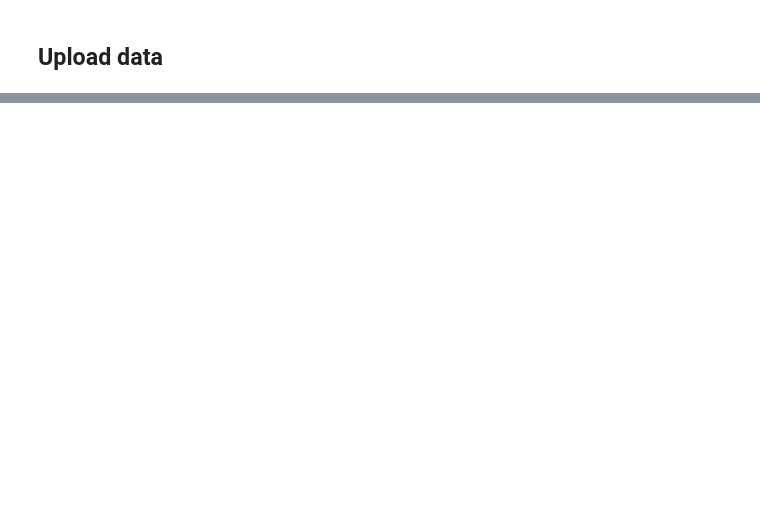
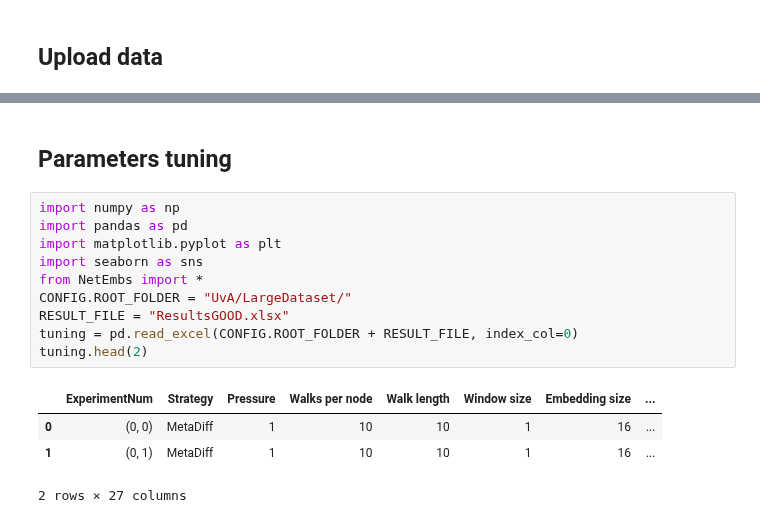
Before and after one commit to AlexWorldD/NetEmbs, a Jupyter notebook: Sensitivity analysis.ipynb, the cells around one changed output, grey strips where cells are left out. Cells and saved outputs as stored; diff of their text form; blank space fills up the shorter version.

```diff
--- a/Sensitivity analysis.ipynb
+++ b/Sensitivity analysis.ipynb
@@ -381,0 +126,17 @@ dict(zip(embs.GroundTruth.unique(), embs.GroundTruth.unique()))
+# %% [markdown]
+## Parameters tuning
+# %%
+import numpy as np
+import pandas as pd
+import matplotlib.pyplot as plt
+import seaborn as sns
+from NetEmbs import *
+CONFIG.ROOT_FOLDER = "UvA/LargeDataset/"
+RESULT_FILE = "ResultsGOOD.xlsx"
+tuning = pd.read_excel(CONFIG.ROOT_FOLDER + RESULT_FILE, index_col=0)
+tuning.head(2)
+# %% [output]
+|  | ExperimentNum | Strategy | Pressure | Walks per node | Walk length | Window size | Embedding size | ... |
+| 0 | (0, 0) | MetaDiff | 1 | 10 | 10 | 1 | 16 | ... |
+| 1 | (0, 1) | MetaDiff | 1 | 10 | 10 | 1 | 16 | ... |
+2 rows × 27 columns
```
Also changed, not shown: parts of 40 cells of this notebook, 23 other files.
